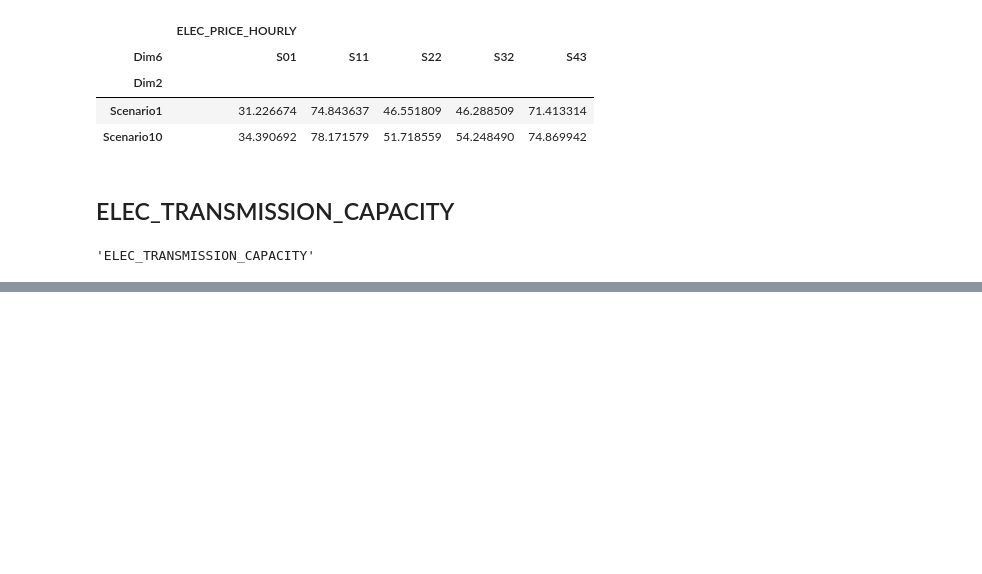
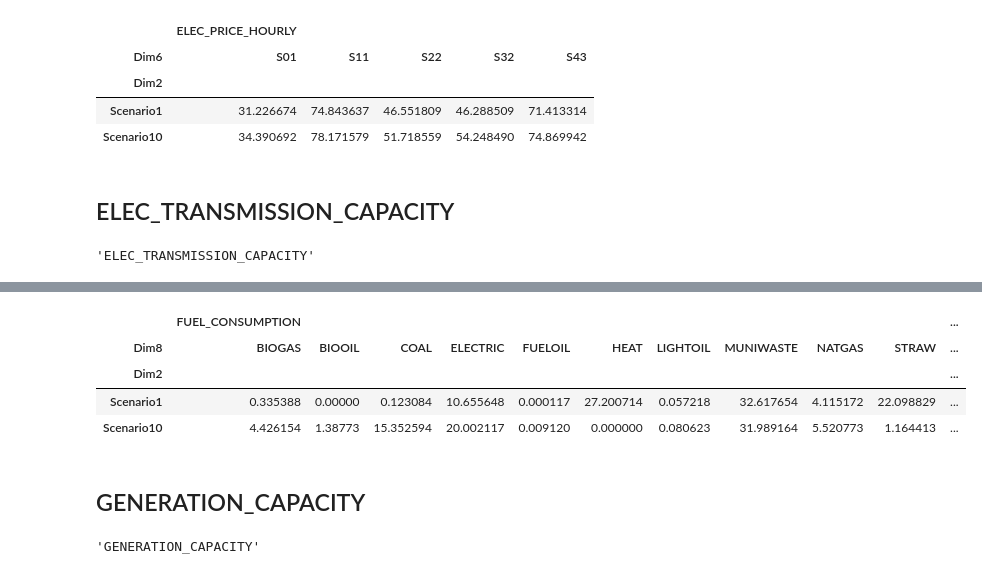
Before and after one commit to tilseb/flexsus, a Jupyter notebook: processing.ipynb, the cells around one changed output, grey strips where cells are left out. Saved outputs shown, nothing was run; the diff lists cells and outputs as text; code cells hidden in the pictures; blank space fills up the shorter version.

```diff
--- a/processing.ipynb
+++ b/processing.ipynb
@@ -297,0 +399,8 @@ df6.head(2)
+# %%
+# FUEL_CONSUMPTION
+df10 = readData(lf[10])
+df10 = epsToZeros(df10)
+df10 = filterYearAndCountry(df10,yyy,ccc)
+df10 = makeValFloat(df10)
+df10['technology'] = df10.Dim8 + '_' + df10.Dim9
+df10.head(2)
@@ -297,0 +411,18 @@ df6.head(2)
+# %%
+# group data frame
+df10 = df10.groupby(['Dim8','Dim2'])['Val'].sum().unstack().T
+df10 = df10.fillna(0)
+df10.columns = pd.MultiIndex.from_product([[lf[10]], df10.columns])
+df10.head(2)
+# %% [output]
+|  | FUEL_CONSUMPTION |  |  |  |  |  |  |  |  |  | ... |
+| Dim8 | BIOGAS | BIOOIL | COAL | ELECTRIC | FUELOIL | HEAT | LIGHTOIL | MUNIWASTE | NATGAS | STRAW | ... |
+| Dim2 |  |  |  |  |  |  |  |  |  |  | ... |
+| Scenario1 | 0.335388 | 0.00000 | 0.123084 | 10.655648 | 0.000117 | 27.200714 | 0.057218 | 32.617654 | 4.115172 | 22.098829 | ... |
+| Scenario10 | 4.426154 | 1.38773 | 15.352594 | 20.002117 | 0.009120 | 0.000000 | 0.080623 | 31.989164 | 5.520773 | 1.164413 | ... |
+# %% [markdown]
+## GENERATION_CAPACITY
+# %%
+lf[11]
+# %% [output]
+'GENERATION_CAPACITY'
```
Also changed, not shown: parts of 51 cells of this notebook.
